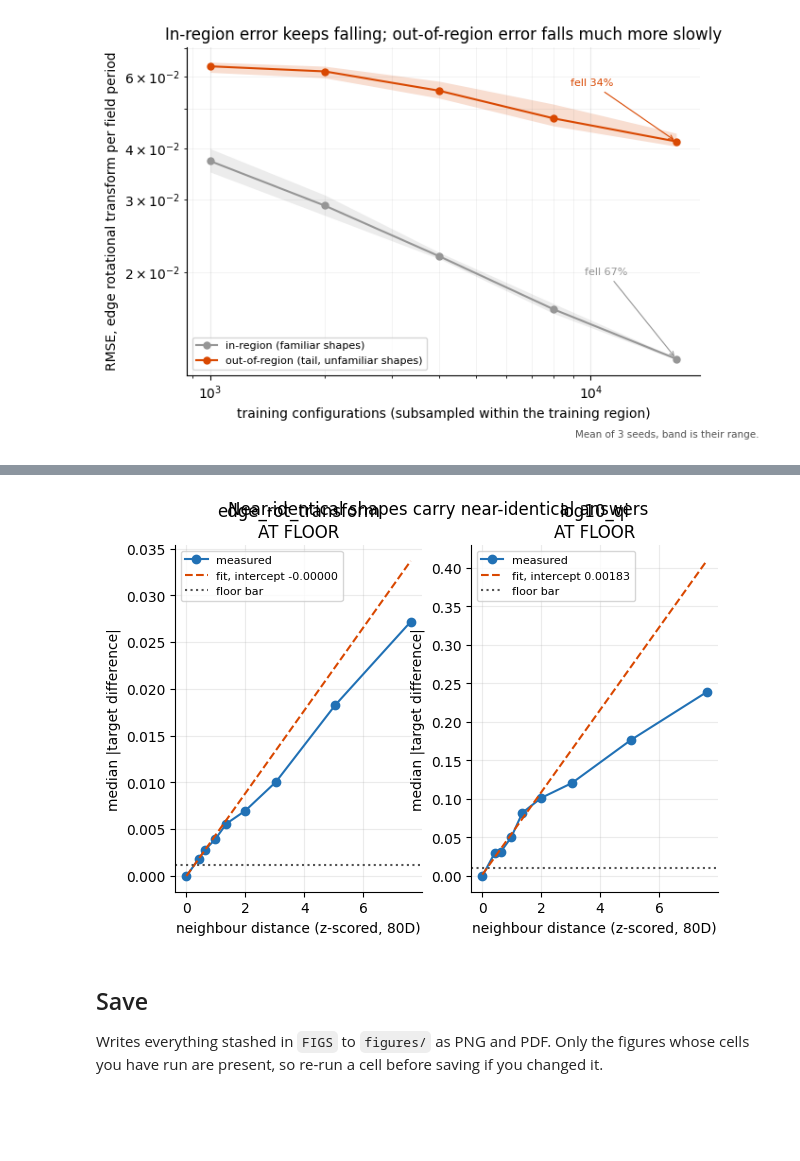
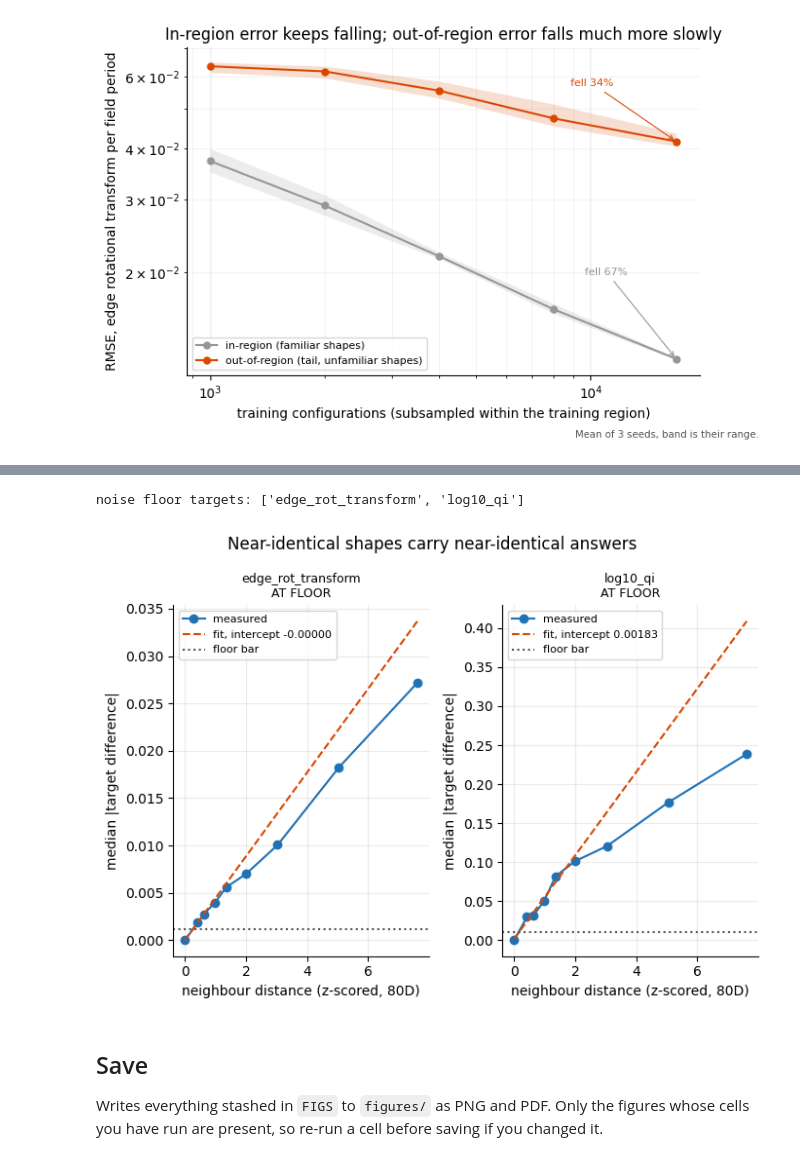
Before and after one commit to cecanelo/ConStelleration, a Jupyter notebook: notebooks/figures.ipynb, the cells around one changed output, grey strips where cells are left out. Drawn from its saved outputs; the diff is of its cells as text; code cells hidden in the pictures; blank space fills up the shorter version.

```diff
--- a/notebooks/figures.ipynb
+++ b/notebooks/figures.ipynb
@@ -485,7 +434,7 @@ by_seed = [
 ]
 splits = by_seed[0]
 
-SERIES = {
+SERIES_DISTANCE_ERROR = {
     'tail_low': ('tail-low: the compact end held out entirely', COLOR_TAIL),
     'hole_p30': ('interior hole at p30: a gap, data on both sides', COLOR_HOLE),
 }
@@ -495,7 +444,7 @@ fig, ax = plt.subplots(figsize=(FIG_WIDTH, 5))
 # Pinned so the other annotations below have somewhere reliable to sit.
 ax.set_ylim(0.010, 0.066)
 
-for name, (label, color) in SERIES.items():
+for name, (label, color) in SERIES_DISTANCE_ERROR.items():
     # Each curve starts from its own in-region error at distance zero rather
     # than from a shared baseline. The two differ by about 5%, and drawing one
     # line for both would hide that.
@@ -635,14 +582,14 @@ N_DISTANCE_BINS = cal['constants']['N_BINS']
 
 fig, ax = plt.subplots(figsize=(FIG_WIDTH, 5))
 
-SERIES = {
+SERIES_POINTS = {
     'tail': ('tail-low: the compact end held out entirely', COLOR_TAIL),
     'hole': ('interior hole at p30: a gap, data on both sides', COLOR_HOLE),
 }
 
 curves = {}
 
-for name, (label, color) in SERIES.items():
+for name, (label, color) in SERIES_POINTS.items():
     # In-region is one anchor at distance zero, not the first bin, matching the
     # convention in Figure 2 and in scripts/calibration.py.
     per_seed = [coverage_by_distance(name, s) for s in SEEDS]
@@ -750,19 +689,16 @@ def pit_by_distance(split, seed):
 
 fig, ax = plt.subplots(figsize=(FIG_WIDTH, 5))
 
-SERIES = {
+SERIES_POINTS = {
     'tail': ('tail-low: the compact end held out entirely', COLOR_TAIL),
     'hole': ('interior hole at p30: a gap, data on both sides', COLOR_HOLE),
 }
 
-curves = {}
-
-for name, (label, color) in SERIES.items():
+for name, (label, color) in SERIES_POINTS.items():
     per_seed = [pit_by_distance(name, s) for s in SEEDS]
     d = per_seed[0][0]
     pit = band(ax, d, [c for _, c in per_seed], color)
     ax.plot(d, pit, 'o-', color=color, markersize=4.5, label=label)
-    curves[name] = (d, pit)
 
 ax.axhline(0.5, color=COLOR_NEUTRAL, linestyle=':', linewidth=1.2)
 ax.annotate(
@@ -1724,35 +1488,44 @@ distance. Its intercept is the floor estimate, which is the point of the figure.
 # %%
-spread = noise['residual_spread']
+noise = load_results('stage_2_noise_floor')['results']
 
-fig, axes = plt.subplots(1, len(spread), figsize=(FIG_WIDTH, 4.5))
+print('noise floor targets:', list(noise['residual_spread']))
+
+residual_spread = noise['residual_spread']
+
+fig, axes = plt.subplots(1, len(residual_spread), figsize=(FIG_WIDTH, 5))
 axes = np.atleast_1d(axes)
 
-for ax, (name, result) in zip(axes, spread.items(), strict=False):
+for ax, (name, result) in zip(axes, residual_spread.items(), strict=False):
     d = [b['median_distance'] for b in result['bins']]
     gap = [b['median_delta'] for b in result['bins']]
 
     ax.plot(d, gap, 'o-', color=COLOR_HOLE, label='measured')
 
     xs = np.linspace(0, max(d), 50)
     ax.plot(
         xs,
         result['intercept'] + result['slope'] * xs,
         '--',
         color=COLOR_TAIL,
         label=f'fit, intercept {result["intercept"]:.5f}',
     )
     ax.axhline(result['bar'], color=COLOR_NEUTRAL, linestyle=':', label='floor bar')
 
     ax.set_xlabel('neighbour distance (z-scored, 80D)')
     ax.set_ylabel('median |target difference|')
-    ax.set_title(f'{name}\n{result["verdict"]}')
+    ax.set_title(f'{name}\n{result["verdict"]}', fontsize=9)
     ax.legend(fontsize=8)
 
 fig.suptitle('Near-identical shapes carry near-identical answers')
+# Plain tight_layout() doesn't reserve room for suptitle, so it draws over the
+# per-panel titles. rect caps the axes region at 88% of the figure height,
+# leaving the top 12% free for the suptitle to sit above everything else.
+fig.tight_layout(rect=(0, 0, 1, 1))
 
 keep(fig, 'noise_floor')
 # %% [output]
+noise floor targets: ['edge_rot_transform', 'log10_qi']
-[figure, old version]
+[figure, new version]
 # %% [markdown]
 ## Save
 
```
Also changed, not shown: parts of 28 cells of this notebook, 17 other files.
